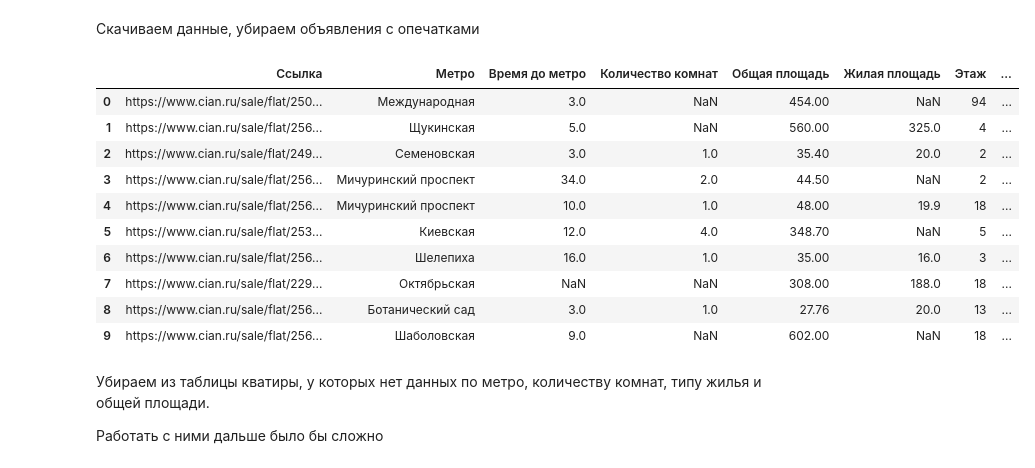
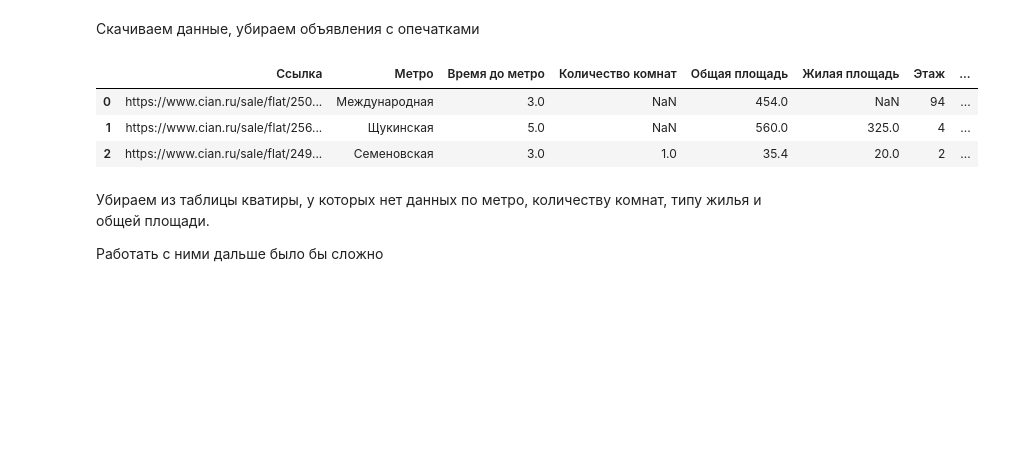
Before and after one commit to yaroslav711/CianDataParser, a Jupyter notebook: model.ipynb, the cells around one changed output. Cells and saved outputs as stored; diff of their text form; code cells hidden in the pictures; blank space fills up the shorter version.

```diff
--- a/model.ipynb
+++ b/model.ipynb
@@ -10,19 +10,12 @@ from sklearn.metrics import mean_squared_error as mse
 # %%
 df = pd.read_csv('model.csv')
 df.drop(df[df['Ссылка'] == 'https://www.cian.ru/sale/flat/253713046/'].index, inplace = True)
-df.head(10)
+df.head(3)
 # %% [output]
 |  | Ссылка | Метро | Время до метро | Количество комнат | Общая площадь | Жилая площадь | Этаж | ... |
-| 0 | https://www.cian.ru/sale/flat/250... | Международная | 3.0 | NaN | 454.00 | NaN | 94 | ... |
-| 1 | https://www.cian.ru/sale/flat/256... | Щукинская | 5.0 | NaN | 560.00 | 325.0 | 4 | ... |
-| 2 | https://www.cian.ru/sale/flat/249... | Семеновская | 3.0 | 1.0 | 35.40 | 20.0 | 2 | ... |
-| 3 | https://www.cian.ru/sale/flat/256... | Мичуринский проспект | 34.0 | 2.0 | 44.50 | NaN | 2 | ... |
-| 4 | https://www.cian.ru/sale/flat/256... | Мичуринский проспект | 10.0 | 1.0 | 48.00 | 19.9 | 18 | ... |
-| 5 | https://www.cian.ru/sale/flat/253... | Киевская | 12.0 | 4.0 | 348.70 | NaN | 5 | ... |
-| 6 | https://www.cian.ru/sale/flat/256... | Шелепиха | 16.0 | 1.0 | 35.00 | 16.0 | 3 | ... |
-| 7 | https://www.cian.ru/sale/flat/229... | Октябрьская | NaN | NaN | 308.00 | 188.0 | 18 | ... |
-| 8 | https://www.cian.ru/sale/flat/256... | Ботанический сад | 3.0 | 1.0 | 27.76 | 20.0 | 13 | ... |
-| 9 | https://www.cian.ru/sale/flat/256... | Шаболовская | 9.0 | NaN | 602.00 | NaN | 18 | ... |
+| 0 | https://www.cian.ru/sale/flat/250... | Международная | 3.0 | NaN | 454.0 | NaN | 94 | ... |
+| 1 | https://www.cian.ru/sale/flat/256... | Щукинская | 5.0 | NaN | 560.0 | 325.0 | 4 | ... |
+| 2 | https://www.cian.ru/sale/flat/249... | Семеновская | 3.0 | 1.0 | 35.4 | 20.0 | 2 | ... |
 # %% [markdown]
 Убираем из таблицы кватиры, у которых нет данных по метро, количеству комнат, типу жилья и общей площади.
 
```
Also changed, not shown: parts of 6 cells of this notebook.
